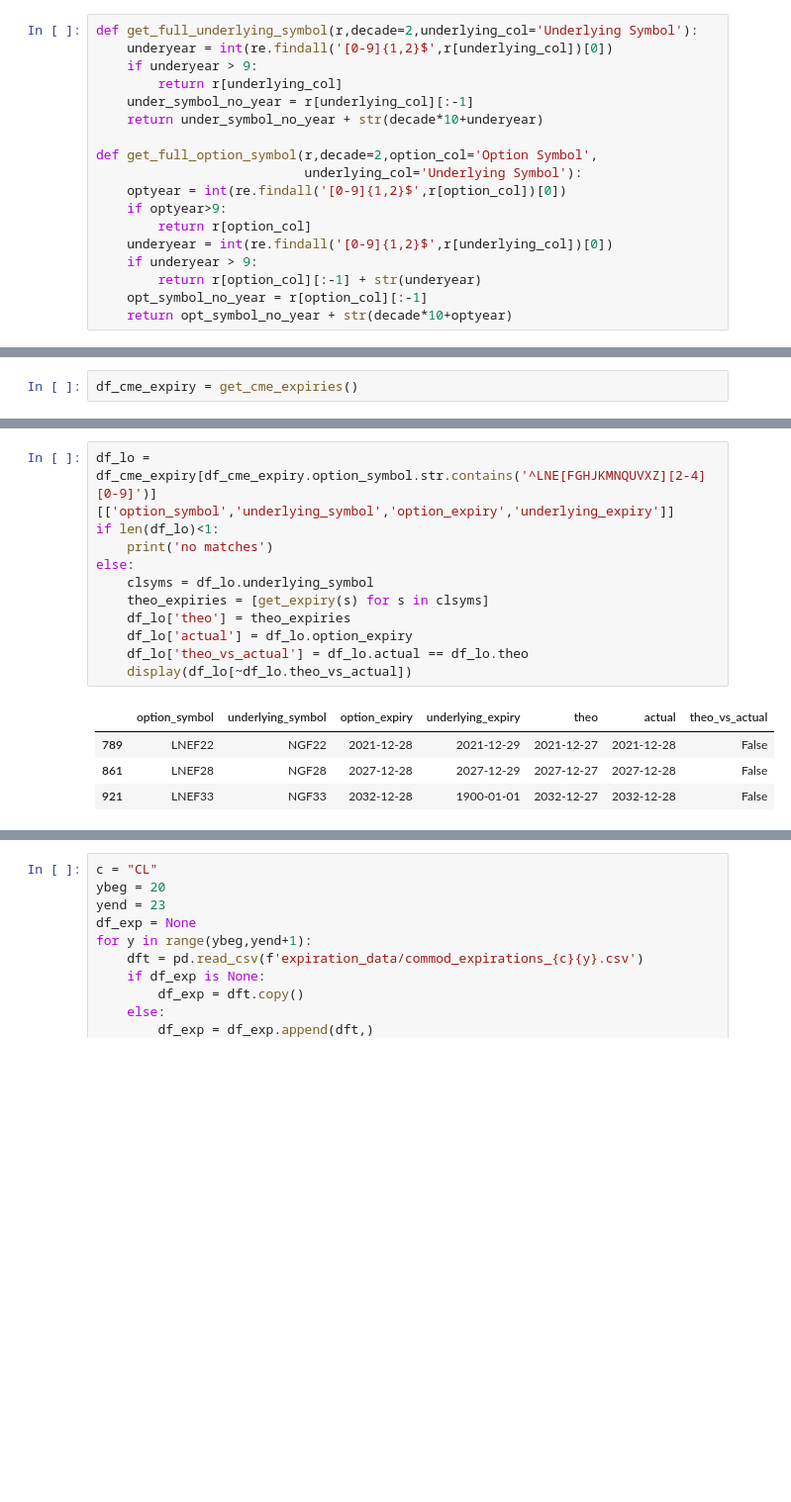
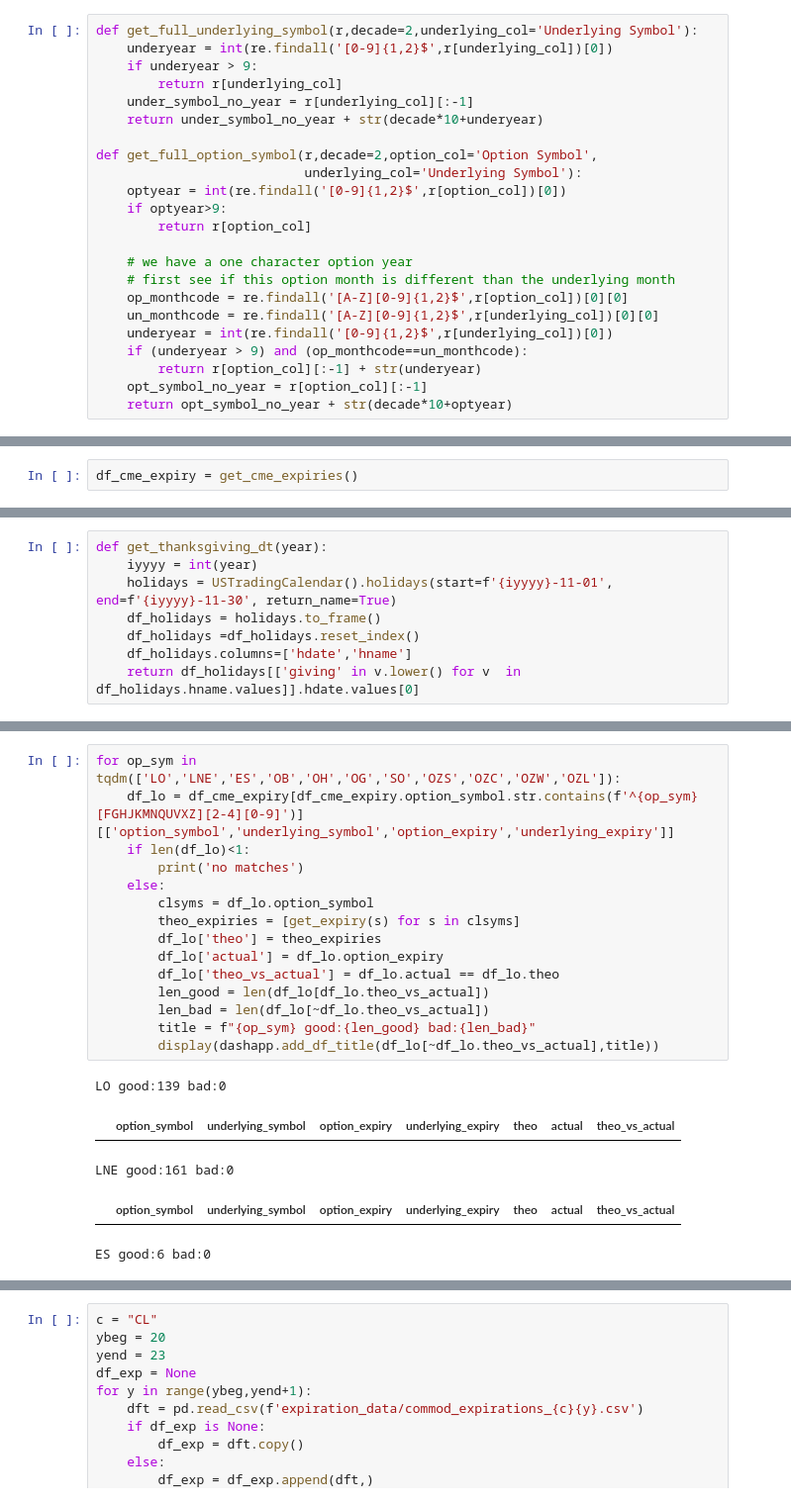
Before and after one commit to bgithub1/barchartacs, a Jupyter notebook: barchartacs/expiry_dates.ipynb, the cells around one changed output, grey strips where cells are left out. Shown at 99% size. Drawn from its saved outputs; the diff is of its cells as text; blank space fills up the shorter version.

Commit message:
expiry_dates.ipynb  add more theo expiration methods

```diff
--- a/barchartacs/expiry_dates.ipynb
+++ b/barchartacs/expiry_dates.ipynb
@@ -53,8 +56,13 @@ def get_full_option_symbol(r,decade=2,option_col='Option Symbol',
     optyear = int(re.findall('[0-9]{1,2}$',r[option_col])[0])
     if optyear>9:
         return r[option_col]
+
+    # we have a one character option year
+    # first see if this option month is different than the underlying month
+    op_monthcode = re.findall('[A-Z][0-9]{1,2}$',r[option_col])[0][0]
+    un_monthcode = re.findall('[A-Z][0-9]{1,2}$',r[underlying_col])[0][0]
     underyear = int(re.findall('[0-9]{1,2}$',r[underlying_col])[0])
-    if underyear > 9:
+    if (underyear > 9) and (op_monthcode==un_monthcode):
         return r[option_col][:-1] + str(underyear)
     opt_symbol_no_year = r[option_col][:-1]
     return opt_symbol_no_year + str(decade*10+optyear)
@@ -174,3 +146,11 @@ Timestamp('2021-12-27 00:00:00')
+# %%
+def get_thanksgiving_dt(year):
+    iyyyy = int(year)
+    holidays = USTradingCalendar().holidays(start=f'{iyyyy}-11-01', end=f'{iyyyy}-11-30', return_name=True)
+    df_holidays = holidays.to_frame()
+    df_holidays =df_holidays.reset_index()
+    df_holidays.columns=['hdate','hname']
+    return df_holidays[['giving' in v.lower() for v  in df_holidays.hname.values]].hdate.values[0]
 # %%
 
 def get_nth_weekday(year,month,target_weekday,nth_occurrence):
@@ -348,16 +340,21 @@ df_cme_expiry[search][['option_symbol','underlying_symbol','option_expiry','unde
 # %%
-df_lo = df_cme_expiry[df_cme_expiry.option_symbol.str.contains('^LNE[FGHJKMNQUVXZ][2-4][0-9]')][['option_symbol','underlying_symbol','option_expiry','underlying_expiry']]
-if len(df_lo)<1:
-    print('no matches')
-else:
-    clsyms = df_lo.underlying_symbol
-    theo_expiries = [get_expiry(s) for s in clsyms]
-    df_lo['theo'] = theo_expiries
-    df_lo['actual'] = df_lo.option_expiry
-    df_lo['theo_vs_actual'] = df_lo.actual == df_lo.theo
-    display(df_lo[~df_lo.theo_vs_actual])
+for op_sym in tqdm(['LO','LNE','ES','OB','OH','OG','SO','OZS','OZC','OZW','OZL']):
+    df_lo = df_cme_expiry[df_cme_expiry.option_symbol.str.contains(f'^{op_sym}[FGHJKMNQUVXZ][2-4][0-9]')][['option_symbol','underlying_symbol','option_expiry','underlying_expiry']]
+    if len(df_lo)<1:
+        print('no matches')
+    else:
+        clsyms = df_lo.option_symbol
+        theo_expiries = [get_expiry(s) for s in clsyms]
+        df_lo['theo'] = theo_expiries
+        df_lo['actual'] = df_lo.option_expiry
+        df_lo['theo_vs_actual'] = df_lo.actual == df_lo.theo
+        len_good = len(df_lo[df_lo.theo_vs_actual])
+        len_bad = len(df_lo[~df_lo.theo_vs_actual])
+        title = f"{op_sym} good:{len_good} bad:{len_bad}"
+        display(dashapp.add_df_title(df_lo[~df_lo.theo_vs_actual],title))
 # %% [output]
+LO good:139 bad:0
 |  | option_symbol | underlying_symbol | option_expiry | underlying_expiry | theo | actual | theo_vs_actual |
-| 789 | LNEF22 | NGF22 | 2021-12-28 | 2021-12-29 | 2021-12-27 | 2021-12-28 | False |
-| 861 | LNEF28 | NGF28 | 2027-12-28 | 2027-12-29 | 2027-12-27 | 2027-12-28 | False |
-| 921 | LNEF33 | NGF33 | 2032-12-28 | 1900-01-01 | 2032-12-27 | 2032-12-28 | False |
+LNE good:161 bad:0
+|  | option_symbol | underlying_symbol | option_expiry | underlying_expiry | theo | actual | theo_vs_actual |
+ES good:6 bad:0
```
Also changed, not shown: parts of 19 cells of this notebook, 2 other files.
